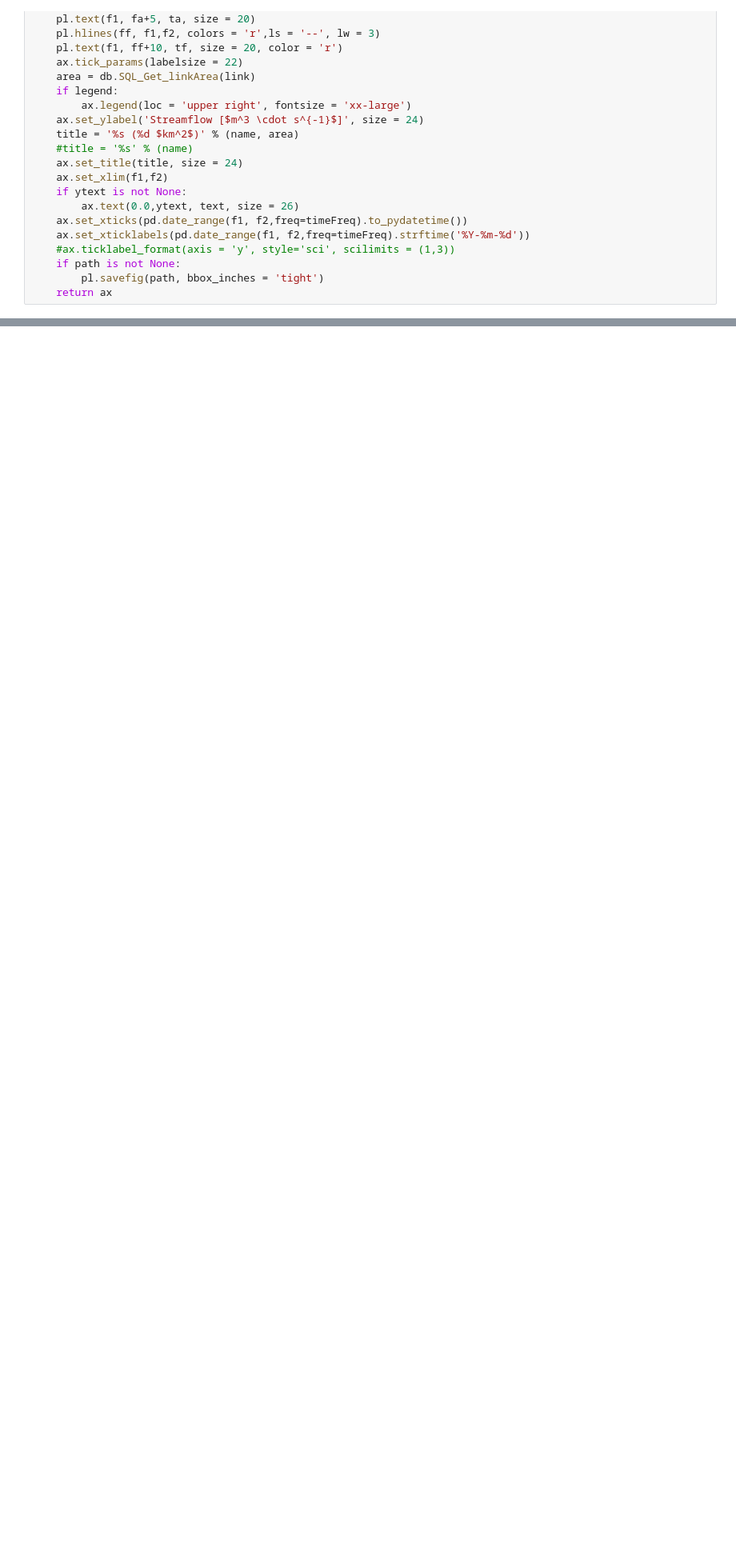
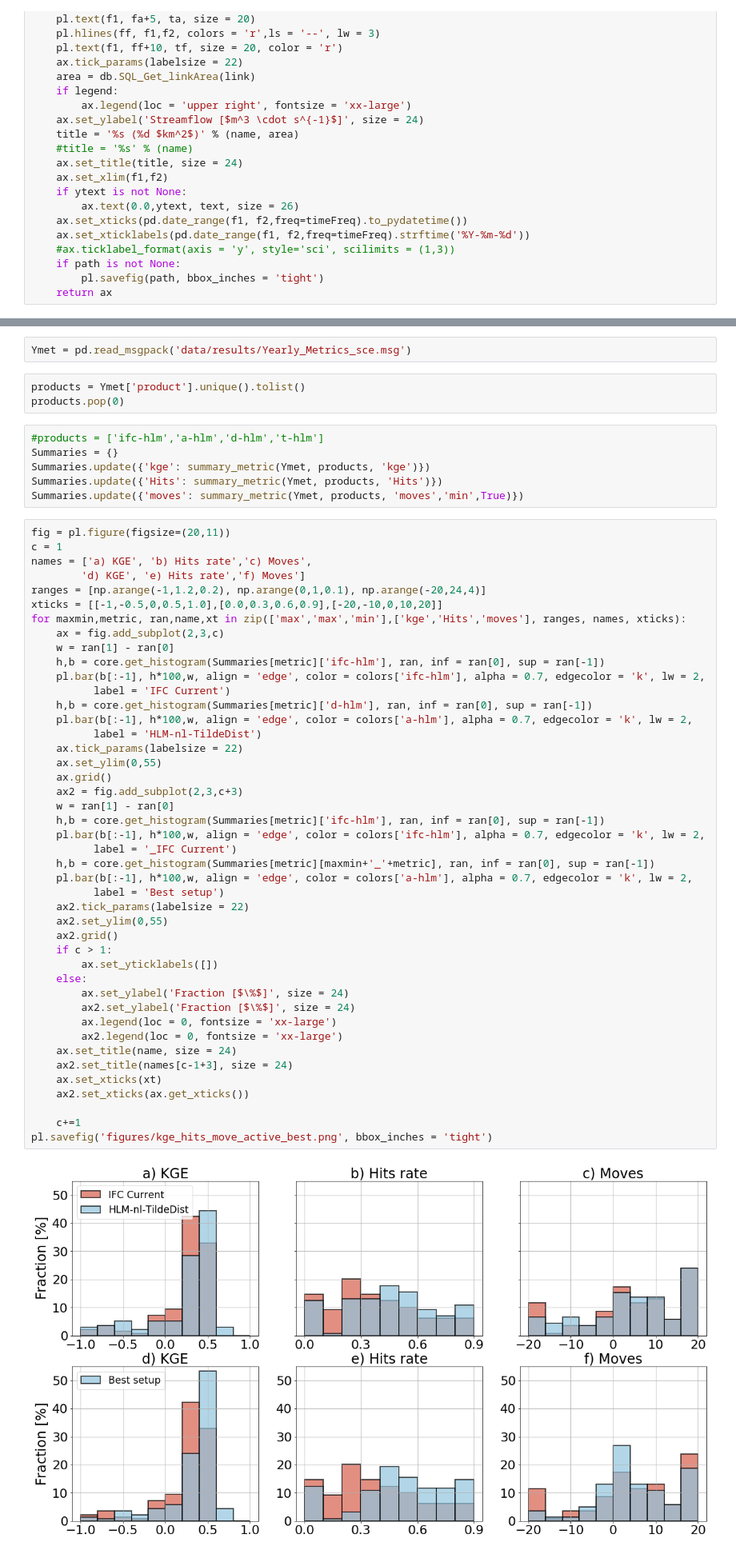
Before and after one commit to nicolas998/active_layer_evaluation, a Jupyter notebook: 01_Active_layer_evaluation.ipynb, the cells around one changed output, grey strips where cells are left out. Shown: that part at 80% size. Saved outputs shown, nothing was run; the diff lists cells and outputs as text; blank space fills up the shorter version.

```diff
--- a/01_Active_layer_evaluation.ipynb
+++ b/01_Active_layer_evaluation.ipynb
@@ -382,0 +387,57 @@ pl.savefig('figures/hydrographs.png', bbox_inches = 'tight')
+# %%
+Ymet = pd.read_msgpack('data/results/Yearly_Metrics_sce.msg')
+# %%
+products = Ymet['product'].unique().tolist()
+products.pop(0)
+# %%
+#products = ['ifc-hlm','a-hlm','d-hlm','t-hlm']
+Summaries = {}
+Summaries.update({'kge': summary_metric(Ymet, products, 'kge')})
+Summaries.update({'Hits': summary_metric(Ymet, products, 'Hits')})
+Summaries.update({'moves': summary_metric(Ymet, products, 'moves','min',True)})
+# %%
+fig = pl.figure(figsize=(20,11))
+c = 1
+names = ['a) KGE', 'b) Hits rate','c) Moves',
+        'd) KGE', 'e) Hits rate','f) Moves']
+ranges = [np.arange(-1,1.2,0.2), np.arange(0,1,0.1), np.arange(-20,24,4)]
+xticks = [[-1,-0.5,0,0.5,1.0],[0.0,0.3,0.6,0.9],[-20,-10,0,10,20]]
+for maxmin,metric, ran,name,xt in zip(['max','max','min'],['kge','Hits','moves'], ranges, names, xticks):
+    ax = fig.add_subplot(2,3,c)
+    w = ran[1] - ran[0]
+    h,b = core.get_histogram(Summaries[metric]['ifc-hlm'], ran, inf = ran[0], sup = ran[-1])
+    pl.bar(b[:-1], h*100,w, align = 'edge', color = colors['ifc-hlm'], alpha = 0.7, edgecolor = 'k', lw = 2,
+          label = 'IFC Current')
+    h,b = core.get_histogram(Summaries[metric]['d-hlm'], ran, inf = ran[0], sup = ran[-1])
+    pl.bar(b[:-1], h*100,w, align = 'edge', color = colors['a-hlm'], alpha = 0.7, edgecolor = 'k', lw = 2,
+          label = 'HLM-nl-TildeDist')
+    ax.tick_params(labelsize = 22)
+    ax.set_ylim(0,55)
+    ax.grid()
+    ax2 = fig.add_subplot(2,3,c+3)
+    w = ran[1] - ran[0]
+    h,b = core.get_histogram(Summaries[metric]['ifc-hlm'], ran, inf = ran[0], sup = ran[-1])
+    pl.bar(b[:-1], h*100,w, align = 'edge', color = colors['ifc-hlm'], alpha = 0.7, edgecolor = 'k', lw = 2,
+          label = '_IFC Current')
+    h,b = core.get_histogram(Summaries[metric][maxmin+'_'+metric], ran, inf = ran[0], sup = ran[-1])
+    pl.bar(b[:-1], h*100,w, align = 'edge', color = colors['a-hlm'], alpha = 0.7, edgecolor = 'k', lw = 2,
+          label = 'Best setup')
+    ax2.tick_params(labelsize = 22)
+    ax2.set_ylim(0,55)
+    ax2.grid()
+    if c > 1:
+        ax.set_yticklabels([])
+    else:
+        ax.set_ylabel('Fraction [$\%$]', size = 24)
+        ax2.set_ylabel('Fraction [$\%$]', size = 24)
+        ax.legend(loc = 0, fontsize = 'xx-large')
+        ax2.legend(loc = 0, fontsize = 'xx-large')
+    ax.set_title(name, size = 24)
+    ax2.set_title(names[c-1+3], size = 24)
+    ax.set_xticks(xt)
+    ax2.set_xticks(ax.get_xticks())
+
+    c+=1
+pl.savefig('figures/kge_hits_move_active_best.png', bbox_inches = 'tight')
+# %% [output]
+[figure, added]
```
Also changed, not shown: parts of 5 cells of this notebook, 15 other files.
